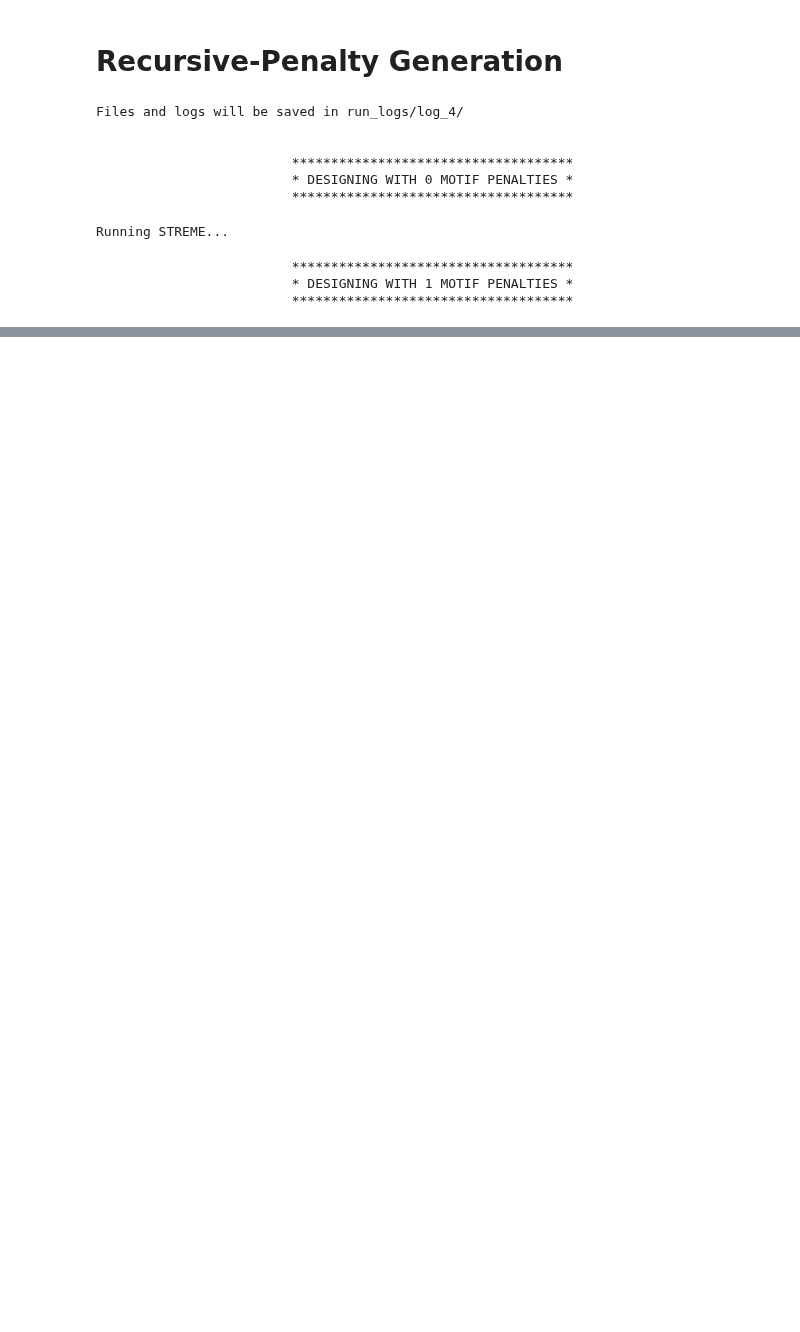
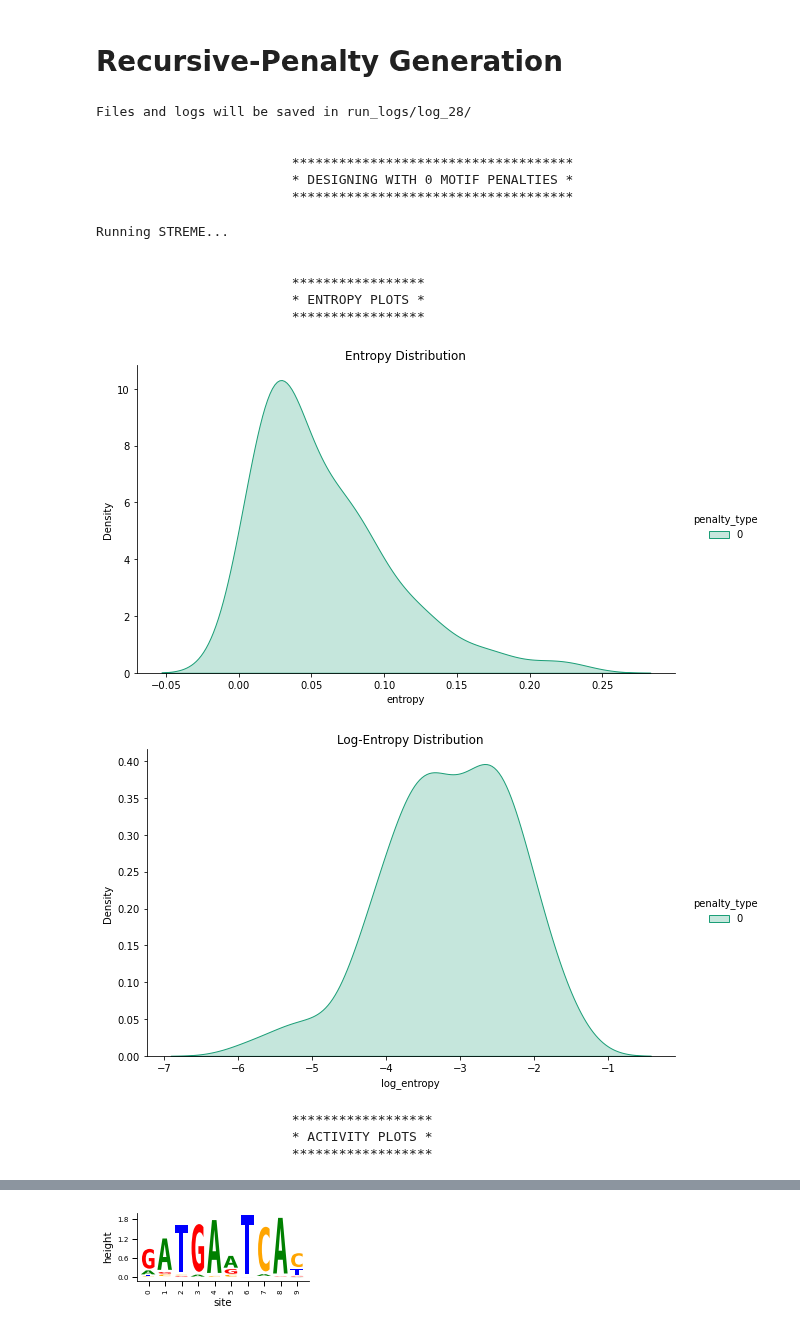
Before and after one commit to sjgosai/boda2, a Jupyter notebook: analysis/RC04_FastSeqProp_MotifPenalty/MotifPenaltyIntegration_draft_1.ipynb, the cells around one changed output, grey strips where cells are left out. Drawn from its saved outputs; the diff is of its cells as text; code cells hidden in the pictures; blank space fills up the shorter version.

```diff
--- a/analysis/RC04_FastSeqProp_MotifPenalty/MotifPenaltyIntegration_draft_1.ipynb
+++ b/analysis/RC04_FastSeqProp_MotifPenalty/MotifPenaltyIntegration_draft_1.ipynb
@@ -106,9 +137,13 @@ def unpickle_logs(log_path):
 # %%
 #----------------------- Artisanal model -----------------------
 # ! gsutil cp gs://syrgoth/checkpoints/manual_checkpoint_multioutput_lasthidden250_L1.ckpt ./
+# ! gsutil cp gs://syrgoth/checkpoints/manual_checkpoint_multioutput_lasthidden250_L1_ReLU6_sneak2_double1_ACGT_gtex_noNorm_lessVal_activity_1_4.ckpt ./
+! gsutil cp gs://syrgoth/checkpoints/manual_checkpoint_lasthidden250_ReLU_sneak2_noSynth_LocusSelect_activity1_4.ckpt ./
 
-artisan_model = MPRA_Basset(extra_hidden_size = 250)
-checkpoint = torch.load('manual_checkpoint_multioutput_lasthidden250_L1.ckpt')
+activation='ReLU'
+artisan_model = MPRA_Basset(extra_hidden_size = 250,
+                            last_activation=activation)
+checkpoint = torch.load('manual_checkpoint_lasthidden250_ReLU_sneak2_noSynth_LocusSelect_activity1_4.ckpt')
 artisan_model.load_state_dict(checkpoint['state_dict'])
 artisan_model.eval()
 # %% [output]
@@ -265,13 +422,13 @@ in_line_plots = False
 
 loss_fn = sknsh_specific
 model   = artisan_model
-penalty_iterations = 5
+penalty_iterations = 0
 
-num_batches = 10
+num_batches = 2
 batch_size  = 50
 n_samples  = 20
 num_steps  = 300
-score_pct = 0.3
+score_pct = 0.0
 
 affine_trans = False
 scheduler    = True
@@ -322,11 +479,11 @@ for penalty_iteration in range(penalty_iterations + 1):
                                            left_flank=left_flank,
                                            right_flank=right_flank,
                                            n_samples=n_samples,
-                                           affine=affine_trans)
+                                           use_affine=affine_trans)
         generator = FastSeqProp(energy_fn=energy,
                                 params=params)
         generator.cuda()
-        generator.run(steps=num_steps,
+        generator.run(n_steps=num_steps,
                       learning_rate=0.5,
                       step_print=5,
                       lr_scheduler=scheduler,
@@ -440,34 +597,41 @@ plt.show()
 #------------------ Plot activities in 3D ------------------
 frame_print('Activity Plots')
 for penalty_idx, predictions in enumerate(all_predictions):
     plot3D_activities(predictions, color='C'+str(penalty_idx), fig_size=(5,5))
     plt.suptitle(f'Activities with {penalty_idx} motif penalizations', size=14, y=.82)
     plt.savefig(figures_path + f'activities_penalty_{penalty_idx}.png', bbox_inches='tight')
     plt.show()
 
 #------------------ Show top motifs ------------------
 frame_print('Top motif from each iteration')
 for ppm_idx, ppm in enumerate(ppms_list):
     ppm = align_to_alphabet(ppm, in_alphabet=results_alphabet)
     icm = ppm_to_IC(ppm)
     icm_rc = reverse_complement(icm)
     nsites = top_ppms_summaries[ppm_idx]['nsites']
     evalue = top_ppms_summaries[ppm_idx]['E']
     decor_print(f'Top motif {ppm_idx} | Sites: {nsites} | E-value: {evalue}')
     matrix_to_dms(icm, y_max=2)
     plt.savefig(figures_path + f'top_motif_{ppm_idx}.png', bbox_inches='tight')
     plt.show()
     matrix_to_dms(icm_rc, y_max=2)
     plt.savefig(figures_path + f'top_motif_rc_{ppm_idx}.png', bbox_inches='tight')
     plt.show()
 # %% [output]
-Files and logs will be saved in run_logs/log_4/
+Files and logs will be saved in run_logs/log_28/
 
 
                          ************************************
                          * DESIGNING WITH 0 MOTIF PENALTIES *
                          ************************************
 Running STREME...
+
+
+                         *****************
+                         * ENTROPY PLOTS *
+                         *****************
+[figure, added]
+[figure, added]
-                         ************************************
-                         * DESIGNING WITH 1 MOTIF PENALTIES *
-                         ************************************
+                         ******************
+                         * ACTIVITY PLOTS *
+                         ******************
@@ -474,0 +646 @@ Running STREME...
+[figure, added]
```
Also changed, not shown: parts of 18 cells of this notebook, 9 other files.
